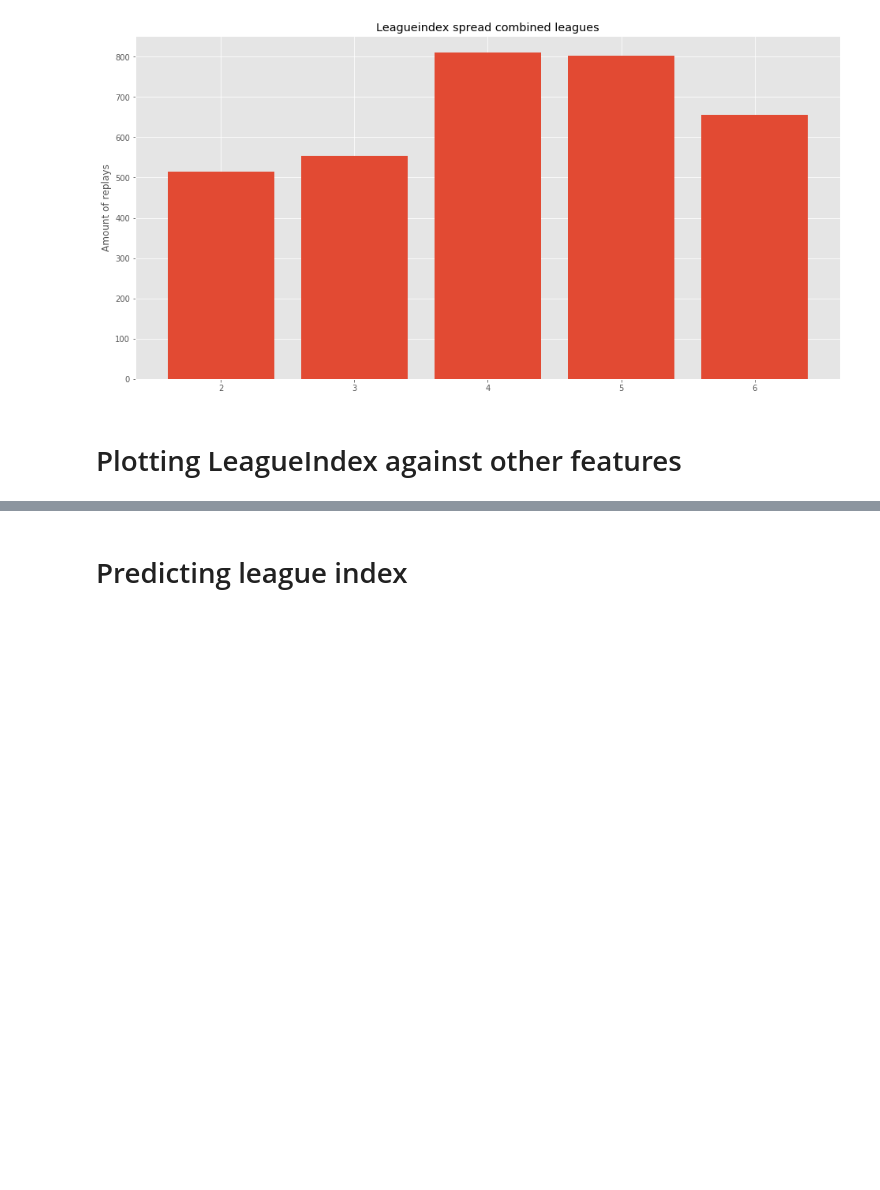
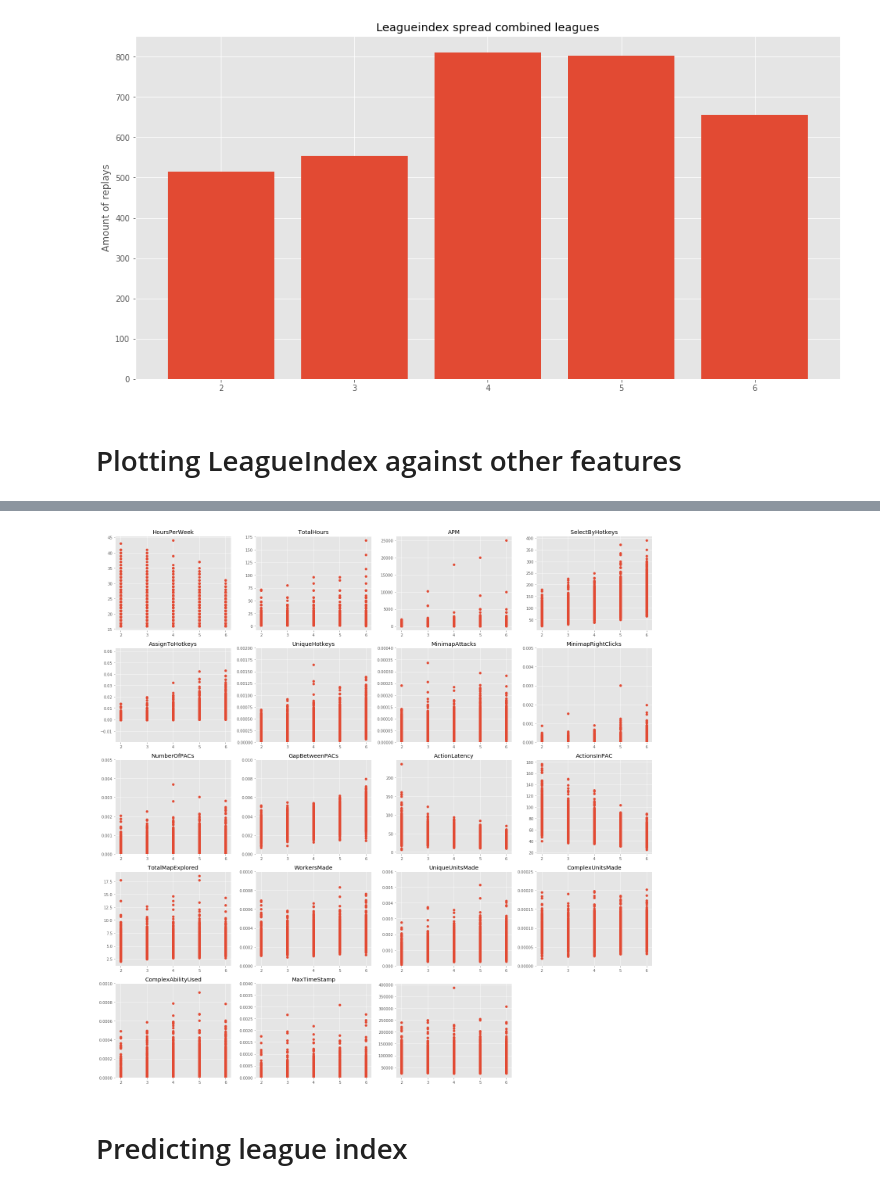
Before and after one commit to SanderVanAndel/ADS-MachineLearning, a Jupyter notebook: Discovery.ipynb, the cells around one changed output, grey strips where cells are left out. Saved outputs shown, nothing was run; the diff lists cells and outputs as text; code cells hidden in the pictures; blank space fills up the shorter version.

Commit message:
visualised regression coeffesientrs and cleaned up some code

```diff
--- a/Discovery.ipynb
+++ b/Discovery.ipynb
@@ -204,3 +94,39 @@ plt.tight_layout()
+# %%
+
+plt.figure(figsize=(20, 20))
+graphs = ['Age', 'HoursPerWeek', 'TotalHours', 'APM', 'SelectByHotkeys', 'AssignToHotkeys',
+          'UniqueHotkeys', 'MinimapAttacks', 'MinimapRightClicks', 'NumberOfPACs', 'GapBetweenPACs',
+          'ActionLatency', 'ActionsInPAC', 'TotalMapExplored', 'WorkersMade', 'UniqueUnitsMade', 'ComplexUnitsMade',
+         'ComplexAbilityUsed', 'MaxTimeStamp']
+index = 0
+for  graph in graphs:
+    plt.title(graph)
+    plt.subplot(5, 4, index + 1)
+    plt.scatter(replays.LeagueIndex, replays[graph])
+    plt.xticks([2, 3, 4, 5, 6])
+
+    if(graph == 'ComplexAbilityUsed'):
+        plt.ylim([0.0,0.004])
+    if(graph == 'ComplexUnitsMade' or graph == 'TotalMapExplored'):
+        plt.ylim([0.0,0.001])
+    if(graph == 'UniqueUnitsMade'):
+        plt.ylim([0.0,0.00025])
+    if(graph == 'WorkersMade'):
+        plt.ylim([0.0,0.006])
+    if(graph == 'NumberOfPACs'):
+        plt.ylim([0.0,0.010])
+    if(graph == 'MinimapRightClicks' or graph == 'MinimapAttacks'):
+        plt.ylim([0.0,0.005])
+    if(graph == 'UniqueHotkeys'):
+        plt.ylim([0.0,0.0004])
+    if(graph == 'AssignToHotkeys'):
+        plt.ylim([0.0,0.002])
+
+
+    index += 1
+plt.tight_layout()
+# %% [output]
+[figure, added]
 # %% [markdown]
 # Predicting league index
 # %% [markdown]
```
Also changed, not shown: parts of 11 cells of this notebook.
